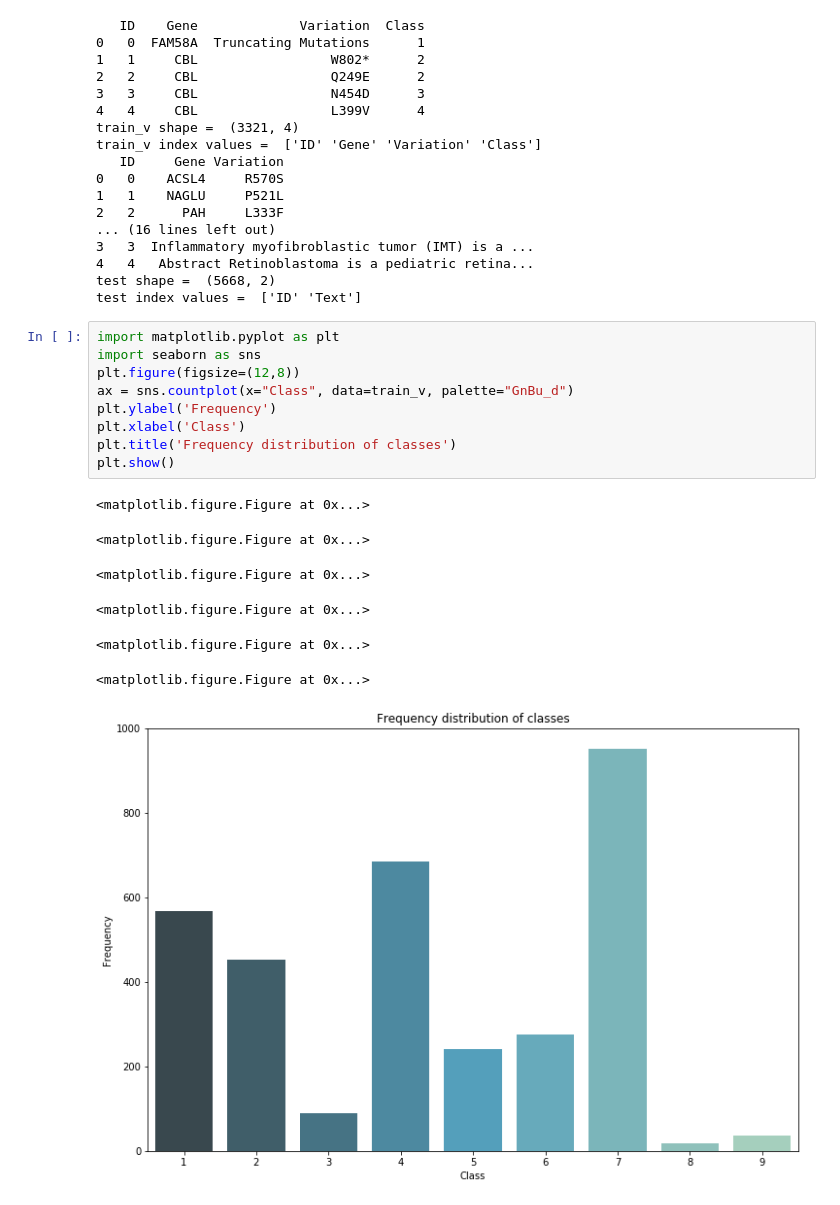
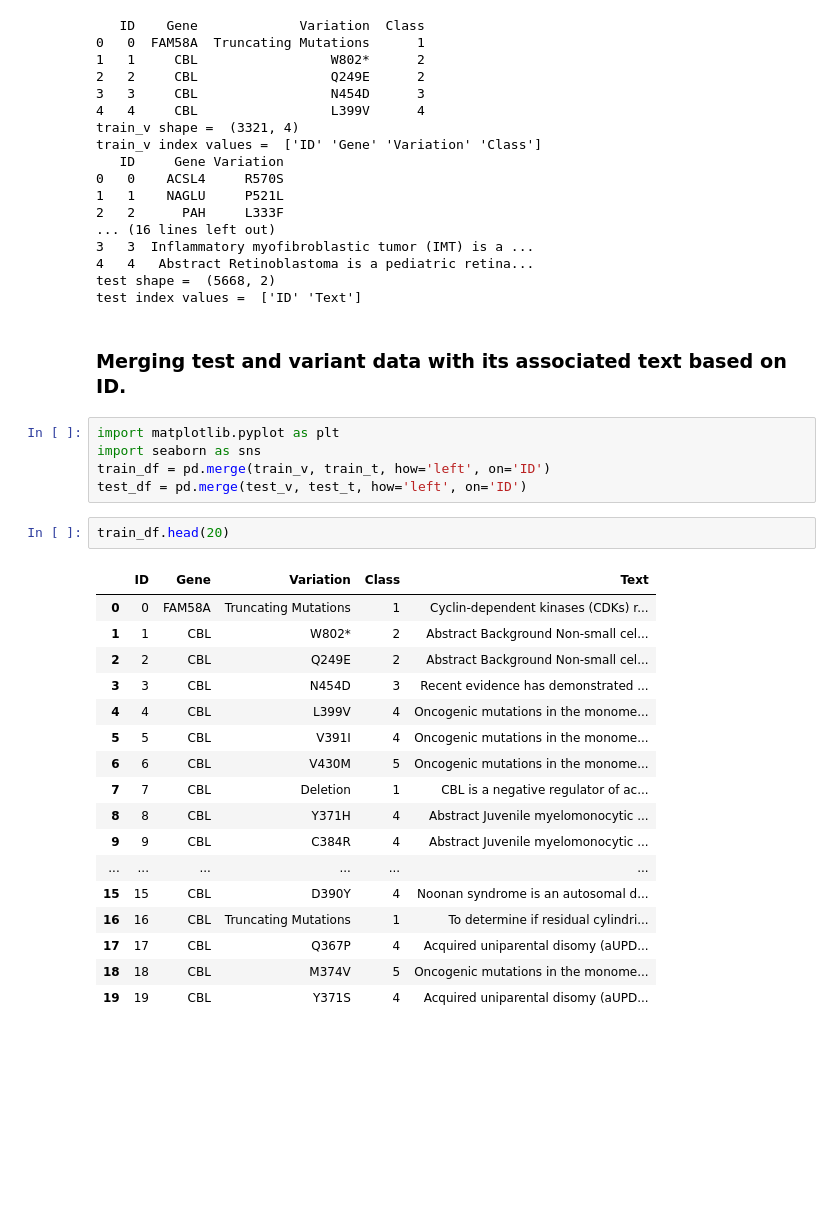
Before and after one commit to lriverawong/personalized-medicine-data-analysis, a Jupyter notebook: personalized-medicine-eda.ipynb, the cells around one changed output. Saved outputs shown, nothing was run; the diff lists cells and outputs as text; blank space fills up the shorter version.

```diff
--- a/personalized-medicine-eda.ipynb
+++ b/personalized-medicine-eda.ipynb
@@ -531,20 +537,30 @@ train_v index values =  ['ID' 'Gene' 'Variation' 'Class']
 4   4   Abstract Retinoblastoma is a pediatric retina...
 test shape =  (5668, 2)
 test index values =  ['ID' 'Text']
-# %%
-import matplotlib.pyplot as plt
-import seaborn as sns
-plt.figure(figsize=(12,8))
-ax = sns.countplot(x="Class", data=train_v, palette="GnBu_d")
-plt.ylabel('Frequency')
-plt.xlabel('Class')
-plt.title('Frequency distribution of classes')
-plt.show()
-# %% [output]
-<matplotlib.figure.Figure at 0x...>
-<matplotlib.figure.Figure at 0x...>
-<matplotlib.figure.Figure at 0x...>
-<matplotlib.figure.Figure at 0x...>
-<matplotlib.figure.Figure at 0x...>
-<matplotlib.figure.Figure at 0x...>
-[figure, removed]
+# %% [markdown]
+### Merging test and variant data with its associated text based on ID.
+# %%
+import matplotlib.pyplot as plt
+import seaborn as sns
+train_df = pd.merge(train_v, train_t, how='left', on='ID')
+test_df = pd.merge(test_v, test_t, how='left', on='ID')
+# %%
+train_df.head(20)
+# %% [output]
+|  | ID | Gene | Variation | Class | Text |
+| 0 | 0 | FAM58A | Truncating Mutations | 1 | Cyclin-dependent kinases (CDKs) r... |
+| 1 | 1 | CBL | W802* | 2 | Abstract Background Non-small cel... |
+| 2 | 2 | CBL | Q249E | 2 | Abstract Background Non-small cel... |
+| 3 | 3 | CBL | N454D | 3 | Recent evidence has demonstrated ... |
+| 4 | 4 | CBL | L399V | 4 | Oncogenic mutations in the monome... |
+| 5 | 5 | CBL | V391I | 4 | Oncogenic mutations in the monome... |
+| 6 | 6 | CBL | V430M | 5 | Oncogenic mutations in the monome... |
+| 7 | 7 | CBL | Deletion | 1 | CBL is a negative regulator of ac... |
+| 8 | 8 | CBL | Y371H | 4 | Abstract Juvenile myelomonocytic ... |
+| 9 | 9 | CBL | C384R | 4 | Abstract Juvenile myelomonocytic ... |
+| ... | ... | ... | ... | ... | ... |
+| 15 | 15 | CBL | D390Y | 4 | Noonan syndrome is an autosomal d... |
+| 16 | 16 | CBL | Truncating Mutations | 1 | To determine if residual cylindri... |
+| 17 | 17 | CBL | Q367P | 4 | Acquired uniparental disomy (aUPD... |
+| 18 | 18 | CBL | M374V | 5 | Oncogenic mutations in the monome... |
+| 19 | 19 | CBL | Y371S | 4 | Acquired uniparental disomy (aUPD... |
```
Also changed, not shown: parts of 7 cells of this notebook.
